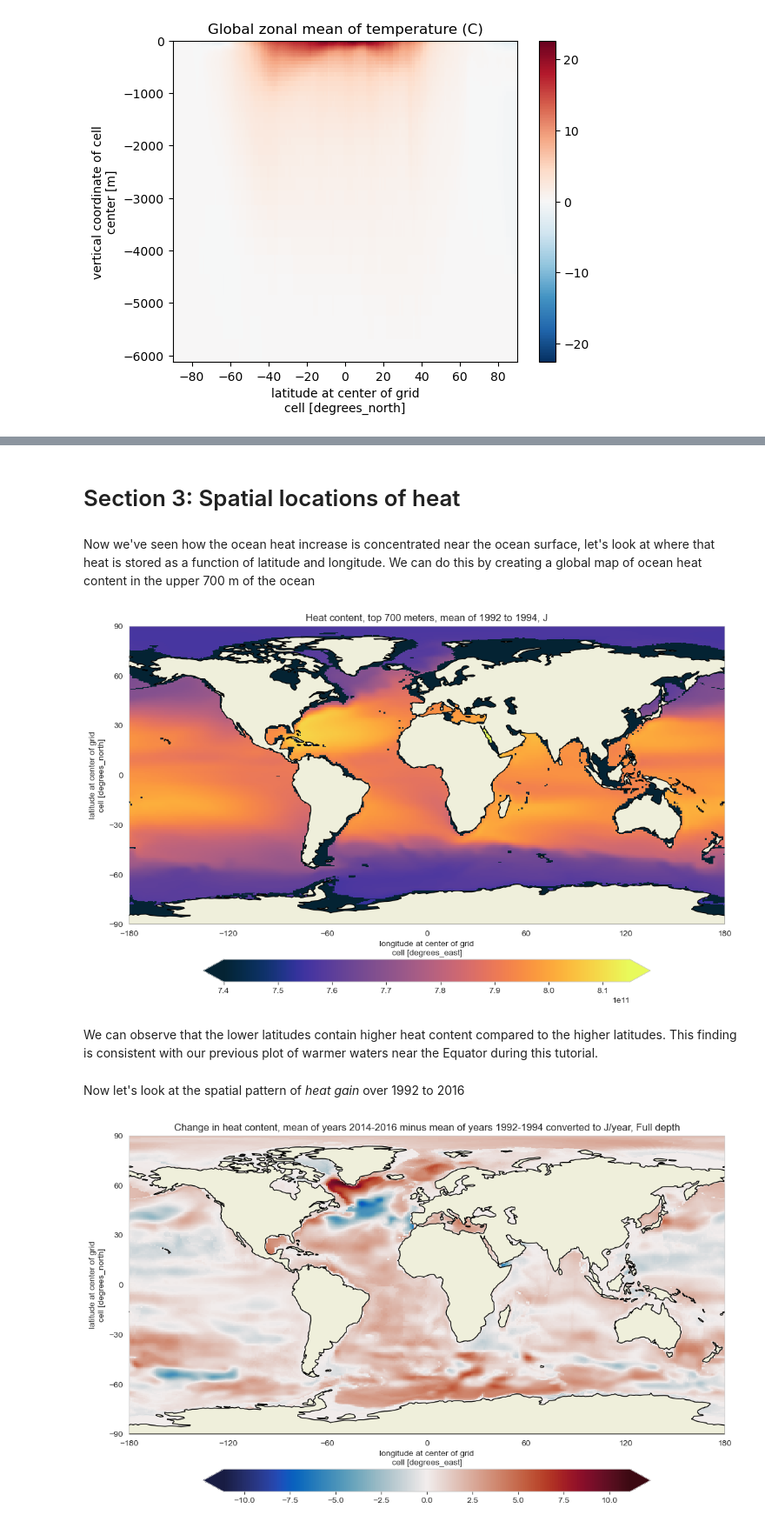
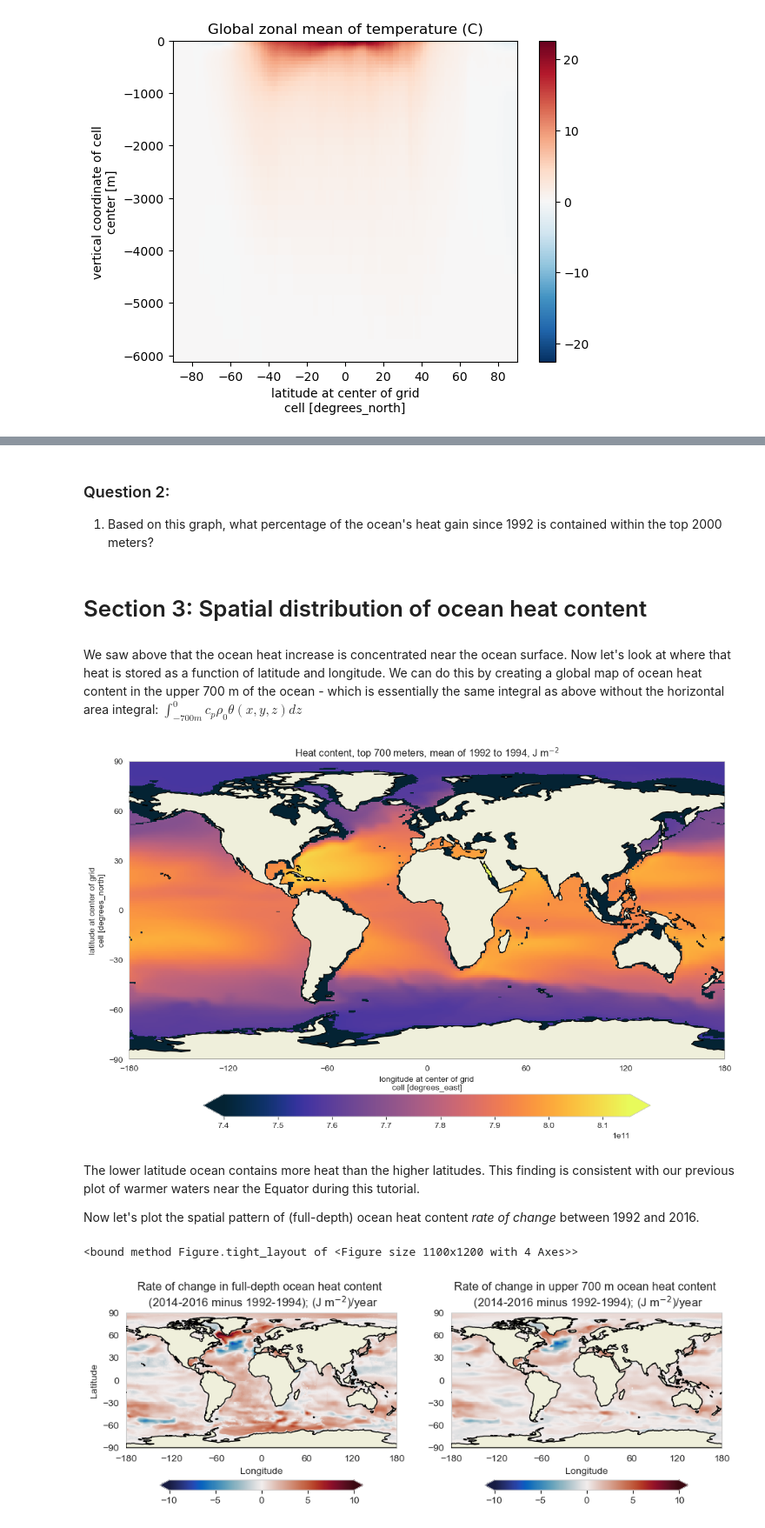
Before and after one commit to ClimateMatchAcademy/course-content, a Jupyter notebook: tutorials/W1D2_StateoftheClimateOceanandAtmosphereReanalysis/W1D2_Tutorial6.ipynb, the cells around one changed output, grey strips where cells are left out. Shown at 87% size. Saved outputs shown, nothing was run; the diff lists cells and outputs as text; code cells hidden in the pictures.

```diff
--- a/tutorials/W1D2_StateoftheClimateOceanandAtmosphereReanalysis/W1D2_Tutorial6.ipynb
+++ b/tutorials/W1D2_StateoftheClimateOceanandAtmosphereReanalysis/W1D2_Tutorial6.ipynb
@@ -103,0 +111,9 @@ We observe that a greater amount of heat is concentrated in the upper ocean comp
+# %%
+area_of_ocean=(subset_theta*subset_theta.dA/subset_theta).sum('latitude').sum('longitude') #we take an area integral first at each depth level
+
+sns.set_style(style="whitegrid") #comment out if don't want seaborn background
+fig,ax = plt.subplots(figsize=(8,6))
+plt.plot(-theta_annual.Zu,(area_of_ocean*subset_theta.dZ).cumsum())
+plt.xlabel('Depth (m)')
+plt.ylabel('Volume of the global ocean above this depth (m$^3$)')
+plt.title('Global ocean volume above each depth')
@@ -133,0 +166,4 @@ We see that most heat gain is in the upper ocean - the change in the top 2000 me
+# %% [markdown]
+### Question 2:
+
+1. Based on this graph, what percentage of the ocean's heat gain since 1992 is contained within the top 2000 meters?
@@ -134,7 +176,7 @@ We see that most heat gain is in the upper ocean - the change in the top 2000 me
 # %% [markdown]
-# Section 3: Spatial locations of heat
+# Section 3: Spatial distribution of ocean heat content
 # %% [markdown]
-Now we've seen how the ocean heat increase is concentrated near the ocean surface, let's look at where that heat is stored as a function of latitude and longitude. We can do this by creating a global map of ocean heat content in the upper 700 m of the ocean
+We saw above that the ocean heat increase is concentrated near the ocean surface. Now let's look at where that heat is stored as a function of latitude and longitude. We can do this by creating a global map of ocean heat content in the upper 700 m of the ocean - which is essentially the same integral as above without the horizontal area integral: $\int_{-700m}^0 c_p\rho_0\theta(x,y,z) dz$
 # %%
 #First let's plot where heat is stored in the mean
 fig, ax = plt.subplots(subplot_kw={'projection':ccrs.PlateCarree()},figsize=(11,12),dpi=100) #this is from cartopy https://rabernat.github.io/research_computing_2018/maps-with-cartopy.html
@@ -145,29 +187,48 @@ ax.set_yticks([-90, -60, -30, 0, 30, 60, 90], crs=ccrs.PlateCarree())
 lon_formatter = LongitudeFormatter(zero_direction_label=True)
 lat_formatter = LatitudeFormatter()
 ax.add_feature(cart.feature.LAND, zorder=100, edgecolor='k')
-plt.title('Heat content, top 700 meters, mean of 1992 to 1994, J')
+plt.title('Ocean Heat Content of top 700 m per unit area, mean of 1992 to 1994, J m$^{-2}$')
 fig.tight_layout()
 # %% [output]
-[figure, old version]
+[figure, new version]
 # %% [markdown]
-We can observe that the lower latitudes contain higher heat content compared to the higher latitudes. This finding is consistent with our previous plot of warmer waters near the Equator during this tutorial.
+The lower latitude ocean contains more heat than the higher latitudes. This finding is consistent with our previous plot of warmer waters near the Equator during this tutorial.
+
+Now let's plot the spatial pattern of (full-depth) ocean heat content *rate of change* between 1992 and 2016.
-# %% [markdown]
-Now let's look at the spatial pattern of *heat gain* over 1992 to 2016
 # %%
 # We already defined an object that's the mean over years 1992 to 1994 (subset_theta)
 # Now define an object that's the mean over 2014 to 2016
 subset_theta_future=theta_annual.sel(year=slice('2014', '2016')).mean('year')
+
+length_of_time_period = 24*60*60*365*(2015-1993)
+
+full_depth_heat_content_change = (rho*c_p*subset_theta_future*subset_theta_future.dZ).sum('Z')-(rho*c_p*subset_theta*subset_theta.dZ).sum('Z')
+upper_700m_heat_content_change = (rho*c_p*subset_theta_future.where(-subset_theta.Zu<700)*subset_theta_future.dZ).sum('Z')-(rho*c_p*subset_theta.where(-subset_theta.Zu<700)*subset_theta.dZ).sum('Z')
 # %%
-fig, ax = plt.subplots(subplot_kw={'projection':ccrs.PlateCarree()},figsize=(11,12),dpi=100) #this is from cartopy https://rabernat.github.io/research_computing_2018/maps-with-cartopy.html
-p=(((rho*c_p*subset_theta_future*subset_theta_future.dZ).sum('Z')-(rho*c_p*subset_theta*subset_theta.dZ).sum('Z'))/(24*60*60*365*(2015-1993))).plot(cmap=cmocean.cm.balance,cbar_kwargs={'shrink':0.75,'orientation':'horizontal','extend':'both','pad':0.05,'label': ""})
-ax.coastlines(color='grey',lw=0.5)
-ax.set_xticks([-180, -120, -60, 0, 60, 120, 180], crs=ccrs.PlateCarree())
-ax.set_yticks([-90, -60, -30, 0, 30, 60, 90], crs=ccrs.PlateCarree())
+fig, ax = plt.subplots(1, 2, subplot_kw={'projection':ccrs.PlateCarree()},figsize=(11,12),dpi=100) #this is from cartopy https://rabernat.github.io/research_computing_2018/maps-with-cartopy.html
+(full_depth_heat_content_change/length_of_time_period).plot(ax=ax[0],vmin=-10,vmax=10,cmap=cmocean.cm.balance,cbar_kwargs={'shrink':0.75,'orientation':'horizontal','extend':'both','pad':0.05,'label': ""})
+(upper_700m_heat_content_change/length_of_time_period).plot(ax=ax[1],vmin=-10,vmax=10,cmap=cmocean.cm.balance,cbar_kwargs={'shrink':0.75,'orientation':'horizontal','extend':'both','pad':0.05,'label': ""})
+ax[0].coastlines(color='grey',lw=0.5)
+ax[0].set_xticks([-180, -120, -60, 0, 60, 120, 180], crs=ccrs.PlateCarree())
+ax[0].set_yticks([-90, -60, -30, 0, 30, 60, 90], crs=ccrs.PlateCarree())
 lon_formatter = LongitudeFormatter(zero_direction_label=True)
 lat_formatter = LatitudeFormatter()
-ax.add_feature(cart.feature.LAND, zorder=100, edgecolor='k')
-plt.title('Change in heat content, mean of years 2014-2016 minus mean of years 1992-1994 converted to J/year, Full depth')
-fig.tight_layout()
+ax[0].add_feature(cart.feature.LAND, zorder=100, edgecolor='k')
+ax[0].set_title('Rate of change in full-depth ocean heat content \n (2014-2016 minus 1992-1994); (J m$^{-2}$)/year')
+fig.tight_layout
+ax[1].coastlines(color='grey',lw=0.5)
+ax[1].set_xticks([-180, -120, -60, 0, 60, 120, 180], crs=ccrs.PlateCarree())
+ax[1].set_yticks([-90, -60, -30, 0, 30, 60, 90], crs=ccrs.PlateCarree())
+ax[0].set_ylabel('Latitude')
+ax[1].set_ylabel('')
+ax[0].set_xlabel('Longitude')
+ax[1].set_xlabel('Longitude')
+lon_formatter = LongitudeFormatter(zero_direction_label=True)
+lat_formatter = LatitudeFormatter()
+ax[1].add_feature(cart.feature.LAND, zorder=100, edgecolor='k')
+ax[1].set_title('Rate of change in upper 700 m ocean heat content \n (2014-2016 minus 1992-1994); (J m$^{-2}$)/year')
+fig.tight_layout
 # %% [output]
+<bound method Figure.tight_layout of <Figure size 1100x1200 with 4 Axes>>
-[figure, old version]
+[figure, new version]
 # %% [markdown]
```
Also changed, not shown: parts of 17 cells of this notebook.
